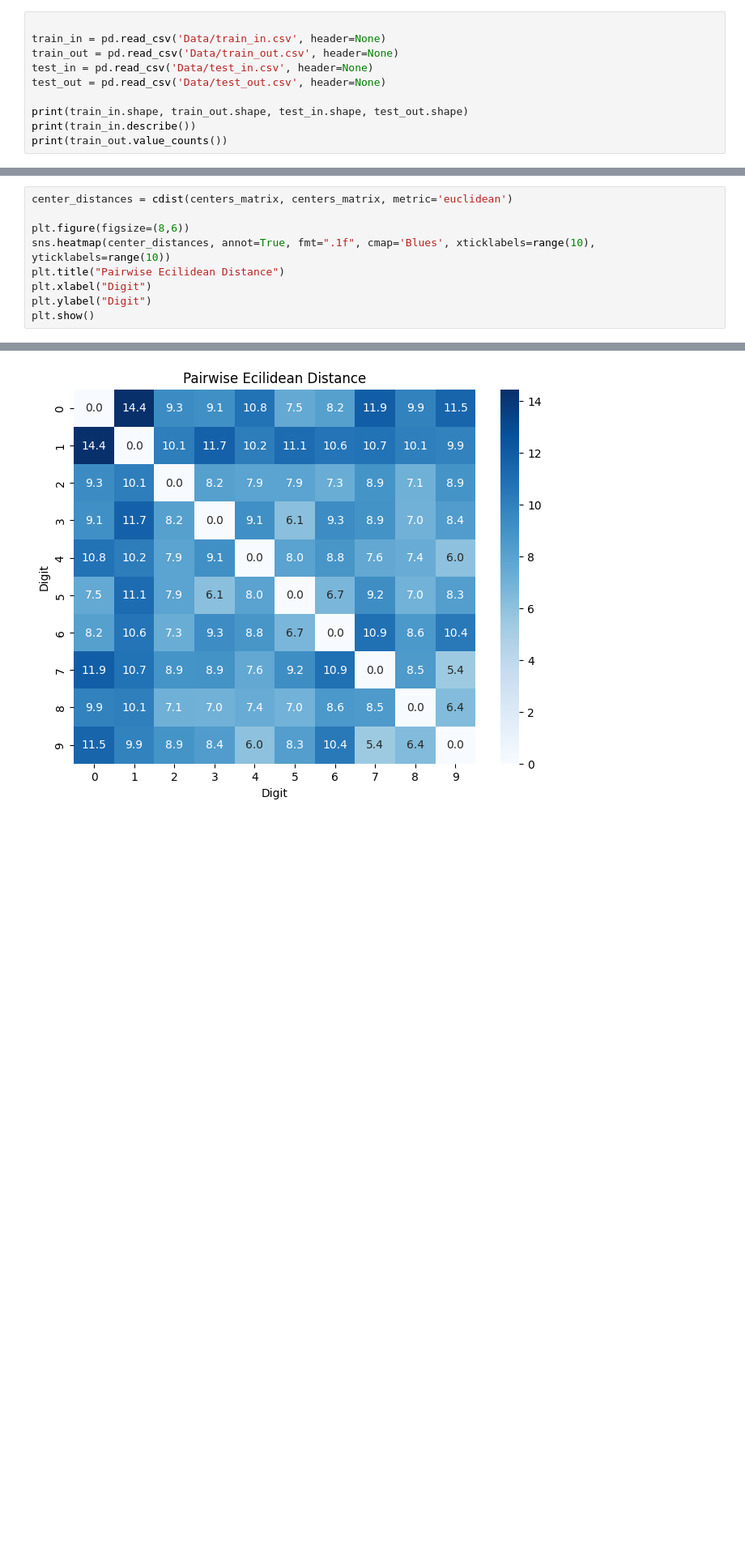
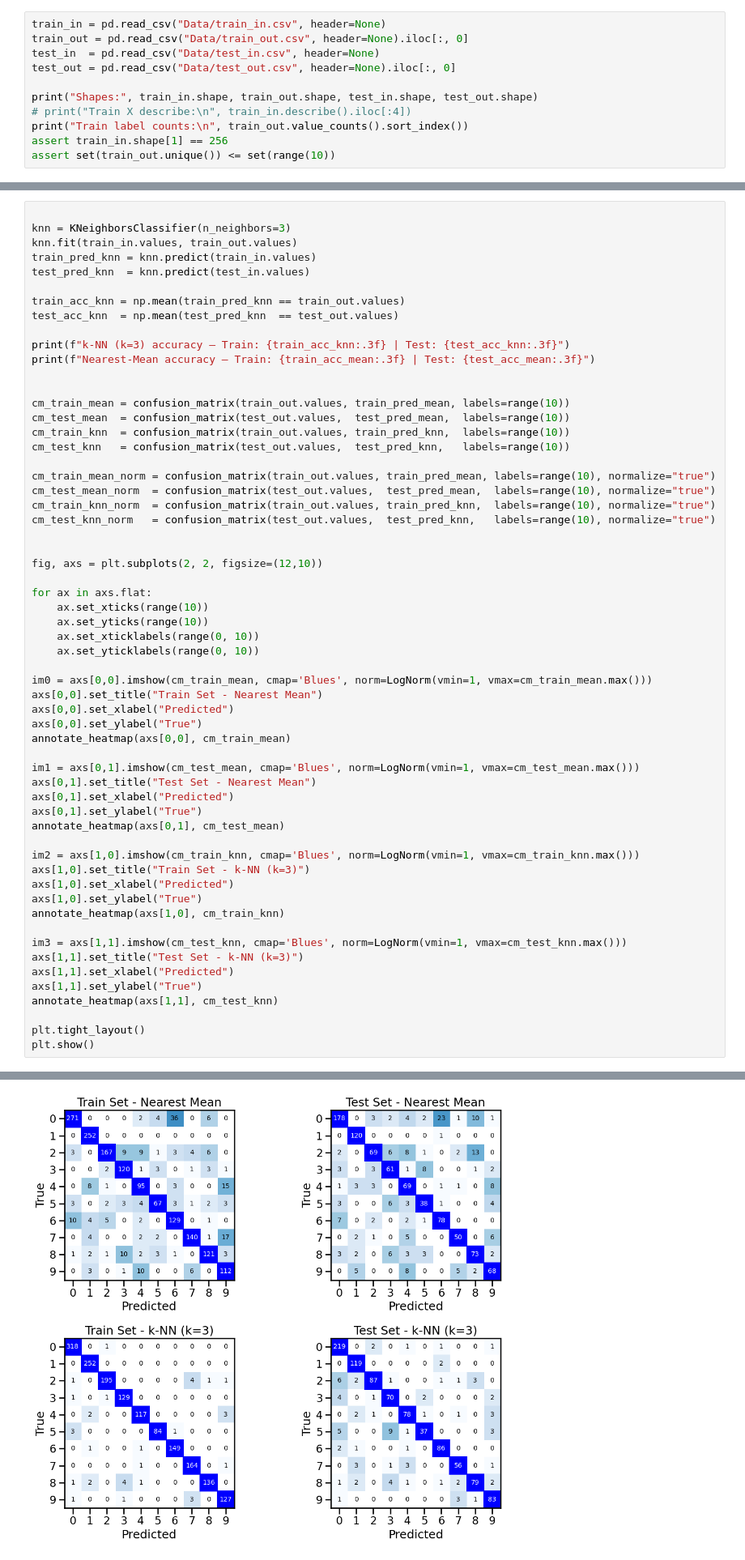
Before and after one commit to mathiisk/IDL-A0, a Jupyter notebook: A0Task1.ipynb, the cells around one changed output, grey strips where cells are left out. Shown at 81% size. Drawn from its saved outputs; the diff is of its cells as text; blank space fills up the shorter version.

```diff
--- a/A0Task1.ipynb
+++ b/A0Task1.ipynb
@@ -17,11 +51,12 @@ from scipy.spatial.distance import cdist
 # %%
+train_in = pd.read_csv("Data/train_in.csv", header=None)
+train_out = pd.read_csv("Data/train_out.csv", header=None).iloc[:, 0]
+test_in  = pd.read_csv("Data/test_in.csv", header=None)
+test_out = pd.read_csv("Data/test_out.csv", header=None).iloc[:, 0]
 
-train_in = pd.read_csv('Data/train_in.csv', header=None)
-train_out = pd.read_csv('Data/train_out.csv', header=None)
-test_in = pd.read_csv('Data/test_in.csv', header=None)
-test_out = pd.read_csv('Data/test_out.csv', header=None)
-
-print(train_in.shape, train_out.shape, test_in.shape, test_out.shape)
-print(train_in.describe())
-print(train_out.value_counts())
+print("Shapes:", train_in.shape, train_out.shape, test_in.shape, test_out.shape)
+# print("Train X describe:\n", train_in.describe().iloc[:4])
+print("Train label counts:\n", train_out.value_counts().sort_index())
+assert train_in.shape[1] == 256
+assert set(train_out.unique()) <= set(range(10))
 # %% [output]
@@ -98,10 +215,60 @@ print(train_accuracy)
 # %%
-center_distances = cdist(centers_matrix, centers_matrix, metric='euclidean')
 
-plt.figure(figsize=(8,6))
-sns.heatmap(center_distances, annot=True, fmt=".1f", cmap='Blues', xticklabels=range(10), yticklabels=range(10))
-plt.title("Pairwise Ecilidean Distance")
-plt.xlabel("Digit")
-plt.ylabel("Digit")
+knn = KNeighborsClassifier(n_neighbors=3)
+knn.fit(train_in.values, train_out.values)
+train_pred_knn = knn.predict(train_in.values)
+test_pred_knn  = knn.predict(test_in.values)
+
+train_acc_knn = np.mean(train_pred_knn == train_out.values)
+test_acc_knn  = np.mean(test_pred_knn  == test_out.values)
+
+print(f"k-NN (k=3) accuracy — Train: {train_acc_knn:.3f} | Test: {test_acc_knn:.3f}")
+print(f"Nearest-Mean accuracy — Train: {train_acc_mean:.3f} | Test: {test_acc_mean:.3f}")
+
+
+cm_train_mean = confusion_matrix(train_out.values, train_pred_mean, labels=range(10))
+cm_test_mean  = confusion_matrix(test_out.values,  test_pred_mean,  labels=range(10))
+cm_train_knn  = confusion_matrix(train_out.values, train_pred_knn,  labels=range(10))
+cm_test_knn   = confusion_matrix(test_out.values,  test_pred_knn,   labels=range(10))
+
+cm_train_mean_norm = confusion_matrix(train_out.values, train_pred_mean, labels=range(10), normalize="true")
+cm_test_mean_norm  = confusion_matrix(test_out.values,  test_pred_mean,  labels=range(10), normalize="true")
+cm_train_knn_norm  = confusion_matrix(train_out.values, train_pred_knn,  labels=range(10), normalize="true")
+cm_test_knn_norm   = confusion_matrix(test_out.values,  test_pred_knn,   labels=range(10), normalize="true")
+
+
+fig, axs = plt.subplots(2, 2, figsize=(12,10))
+
+for ax in axs.flat:
+    ax.set_xticks(range(10))
+    ax.set_yticks(range(10))
+    ax.set_xticklabels(range(0, 10))
+    ax.set_yticklabels(range(0, 10))
+
+im0 = axs[0,0].imshow(cm_train_mean, cmap='Blues', norm=LogNorm(vmin=1, vmax=cm_train_mean.max()))
+axs[0,0].set_title("Train Set - Nearest Mean")
+axs[0,0].set_xlabel("Predicted")
+axs[0,0].set_ylabel("True")
+annotate_heatmap(axs[0,0], cm_train_mean)
+
+im1 = axs[0,1].imshow(cm_test_mean, cmap='Blues', norm=LogNorm(vmin=1, vmax=cm_test_mean.max()))
+axs[0,1].set_title("Test Set - Nearest Mean")
+axs[0,1].set_xlabel("Predicted")
+axs[0,1].set_ylabel("True")
+annotate_heatmap(axs[0,1], cm_test_mean)
+
+im2 = axs[1,0].imshow(cm_train_knn, cmap='Blues', norm=LogNorm(vmin=1, vmax=cm_train_knn.max()))
+axs[1,0].set_title("Train Set - k-NN (k=3)")
+axs[1,0].set_xlabel("Predicted")
+axs[1,0].set_ylabel("True")
+annotate_heatmap(axs[1,0], cm_train_knn)
+
+im3 = axs[1,1].imshow(cm_test_knn, cmap='Blues', norm=LogNorm(vmin=1, vmax=cm_test_knn.max()))
+axs[1,1].set_title("Test Set - k-NN (k=3)")
+axs[1,1].set_xlabel("Predicted")
+axs[1,1].set_ylabel("True")
+annotate_heatmap(axs[1,1], cm_test_knn)
+
+plt.tight_layout()
 plt.show()
 # %% [output]
@@ -108 +277 @@ plt.show()
-[figure, old version]
+[figure, new version]
```
Also changed, not shown: parts of 16 cells of this notebook.
